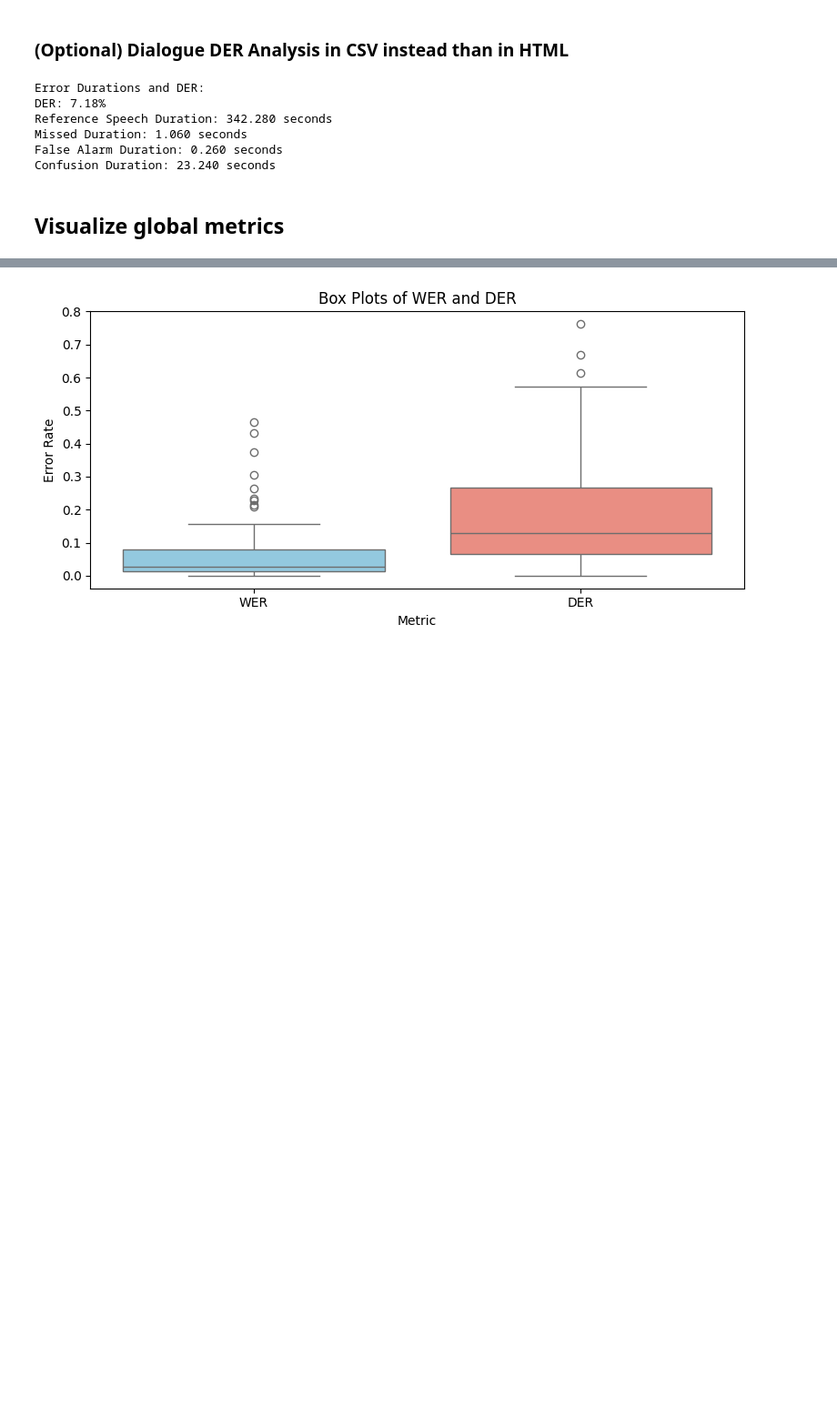
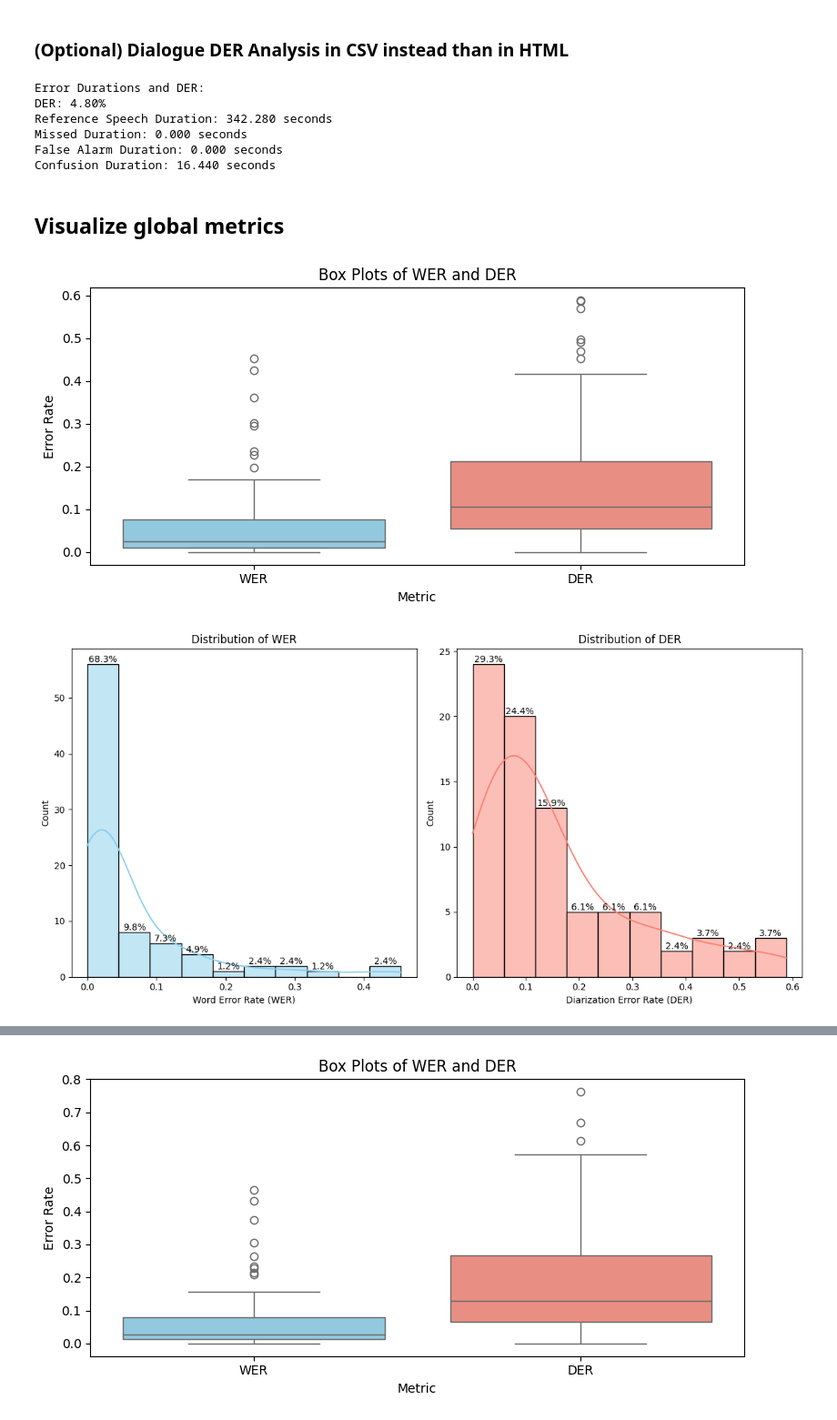
Before and after one commit to AfroDeivid/automatic-interviews-processing, a Jupyter notebook: src/evaluation/metrics.ipynb, the cells around one changed output, grey strips where cells are left out. Shown at 91% size. Saved outputs shown, nothing was run; the diff lists cells and outputs as text; code cells hidden in the pictures; blank space fills up the shorter version.

Commit message:
update WD, make more tolerant diarisation metric in terms of manual labelling of timestamps and make more robust retrieval of docs words dialogues

```diff
--- a/src/evaluation/metrics.ipynb
+++ b/src/evaluation/metrics.ipynb
@@ -79,18 +83,20 @@ def dialgue_DER(reference_file, prediction_file, output_file):
     # Optionally, save the DataFrame to a CSV file
     dialogue_df.to_csv(output_file, index=False)
 # %%
-reference_file = '../S301final_C.csv'
-prediction_file = '../S301final.csv'
-output_file = 'dia_S301final.csv'
+reference_file = "../../performance_evaluation/references/S301final.csv"
+prediction_file = "../../performance_evaluation/predictions/S301final.csv"
+prediction_file = "../../performance_evaluation/test/S301final.csv"
 
-dialgue_DER(reference_file, prediction_file, output_file)
+output_file = 'dia_S301final_new.csv'
+
+dialogue_DER(reference_file, prediction_file, output_file)
 # %% [output]
 Error Durations and DER:
-DER: 7.18%
+DER: 4.80%
 Reference Speech Duration: 342.280 seconds
-Missed Duration: 1.060 seconds
-False Alarm Duration: 0.260 seconds
-Confusion Duration: 23.240 seconds
+Missed Duration: 0.000 seconds
+False Alarm Duration: 0.000 seconds
+Confusion Duration: 16.440 seconds
 # %% [markdown]
 ## Visualize global metrics
 # %%
@@ -98,8 +104,9 @@ import pandas as pd
 import matplotlib.pyplot as plt
 import seaborn as sns
 # %%
-df_none = pd.read_csv('../performance_evaluation/metrics_max_insert_none.csv')
-df_4 = pd.read_csv('../performance_evaluation/metrics_max_insert_4.csv')
+df_none = pd.read_csv('../../performance_evaluation/metrics_max_insert_none.csv')
+df_4 = pd.read_csv('../../performance_evaluation/metrics_max_insert_4.csv')
+df_new = pd.read_csv('../../performance_evaluation/metrics.csv')
 # %%
 def plot_wer_vs_der_scatter(df):
     """
@@ -185,3 +192,10 @@ def plot_boxplots(df):
 
     plt.tight_layout()
     plt.show()
+# %%
+plot_boxplots(df_new)
+plot_histograms(df_new)
+plot_wer_vs_der_scatter(df_new)
+# %% [output]
+[figure, added]
+[figure, added]
```
Also changed, not shown: parts of 6 cells of this notebook, 11 other files.
